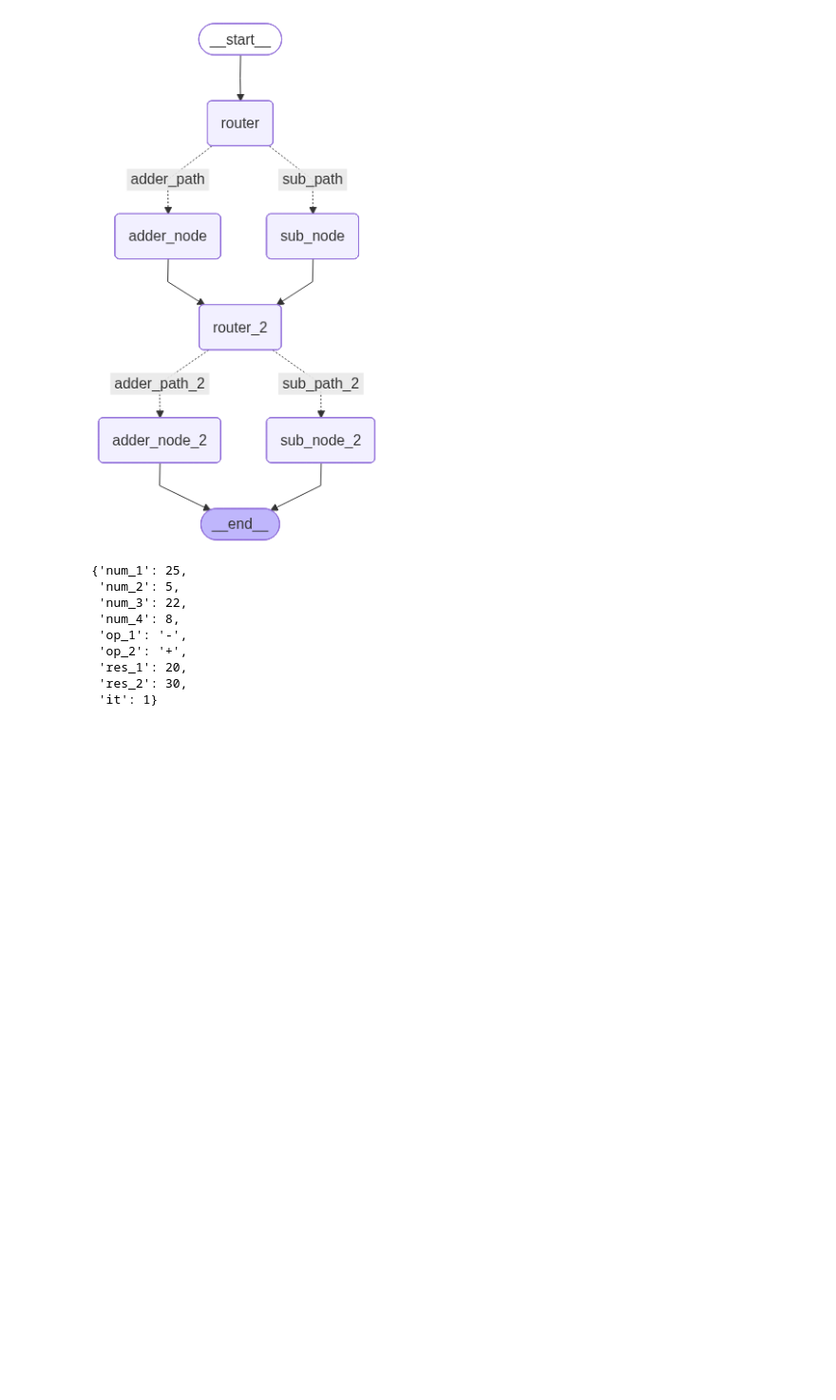
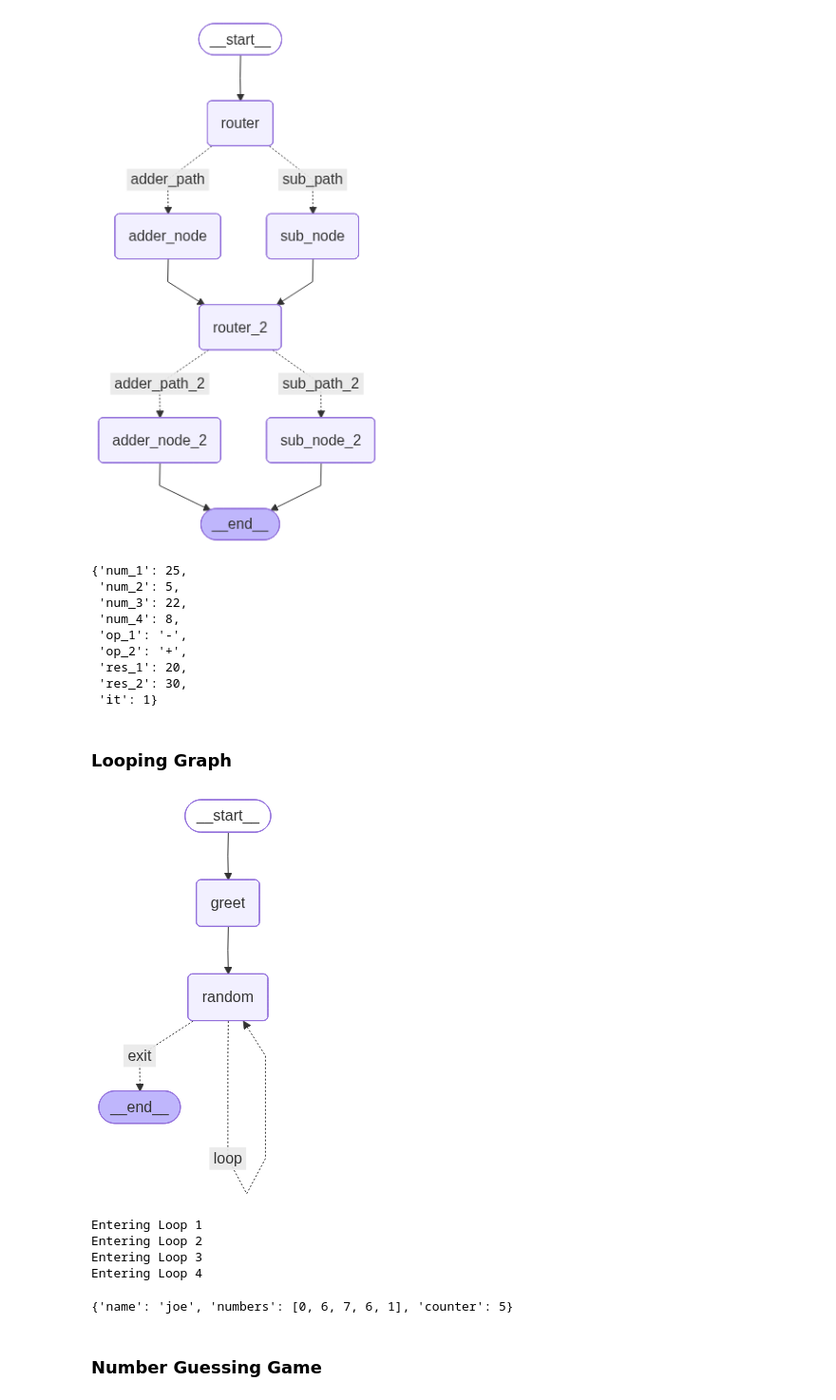
Before and after one commit to Harsh-Sharma-2002/Agent_base, a Jupyter notebook: main.ipynb, the cells around one changed output. Shown at 95% size. Cells and saved outputs as stored; diff of their text form; code cells hidden in the pictures; blank space fills up the shorter version.

Commit message:
looping graphs with random guess without human in loop

```diff
--- a/main.ipynb
+++ b/main.ipynb
@@ -274,3 +274,61 @@ a_6.invoke(intitial_state)
  'res_1': 20,
  'res_2': 30,
  'it': 1}
+# %% [markdown]
+### **Looping Graph**
+# %%
+class AgentState(TypedDict):
+    name: str
+    numbers: List[int]
+    counter: int
+# %%
+def greeting_node(state:AgentState) -> AgentState:
+    """
+    Simple node that adds greeting message to the state
+    """
+    state["message"] = "Hey "+ state["name"] + " how is your day going?"
+    state["counter"] = 0
+    return state
+
+def random_node(state:AgentState) -> AgentState:
+    """Generates random number b/w 1 to 10"""
+    state["numbers"].append(random.randint(0,10))
+    state["counter"]+=1
+    return state
+
+def should_continue(state:AgentState) -> AgentState:
+    """Function to decide if the loop should continue"""
+    if state["counter"] < 5:
+        print("Entering Loop",state["counter"])
+        return "loop"
+    else:
+        return "exit"
+# %%
+g_7 = StateGraph(AgentState)
+
+g_7.add_node("greet",greeting_node)
+g_7.add_node("random",random_node)
+
+g_7.add_edge(START,"greet")
+g_7.add_edge("greet","random")
+g_7.add_conditional_edges(source="random",
+                          path= should_continue,
+                          path_map={"exit":END,"loop":"random"}
+                          )
+
+a_7 = g_7.compile()
+
+display(Image(a_7.get_graph().draw_mermaid_png()))
+# %% [output]
+[figure, added]
+# %%
+state_1 = {"name" : "joe","numbers":[]}
+a_7.invoke(state_1)
+# %% [output]
+Entering Loop 1
+Entering Loop 2
+Entering Loop 3
+Entering Loop 4
+{'name': 'joe', 'numbers': [0, 6, 7, 6, 1], 'counter': 5}
+# %% [markdown]
+### **Number Guessing Game**
```
Also changed, not shown: parts of 4 cells of this notebook.
